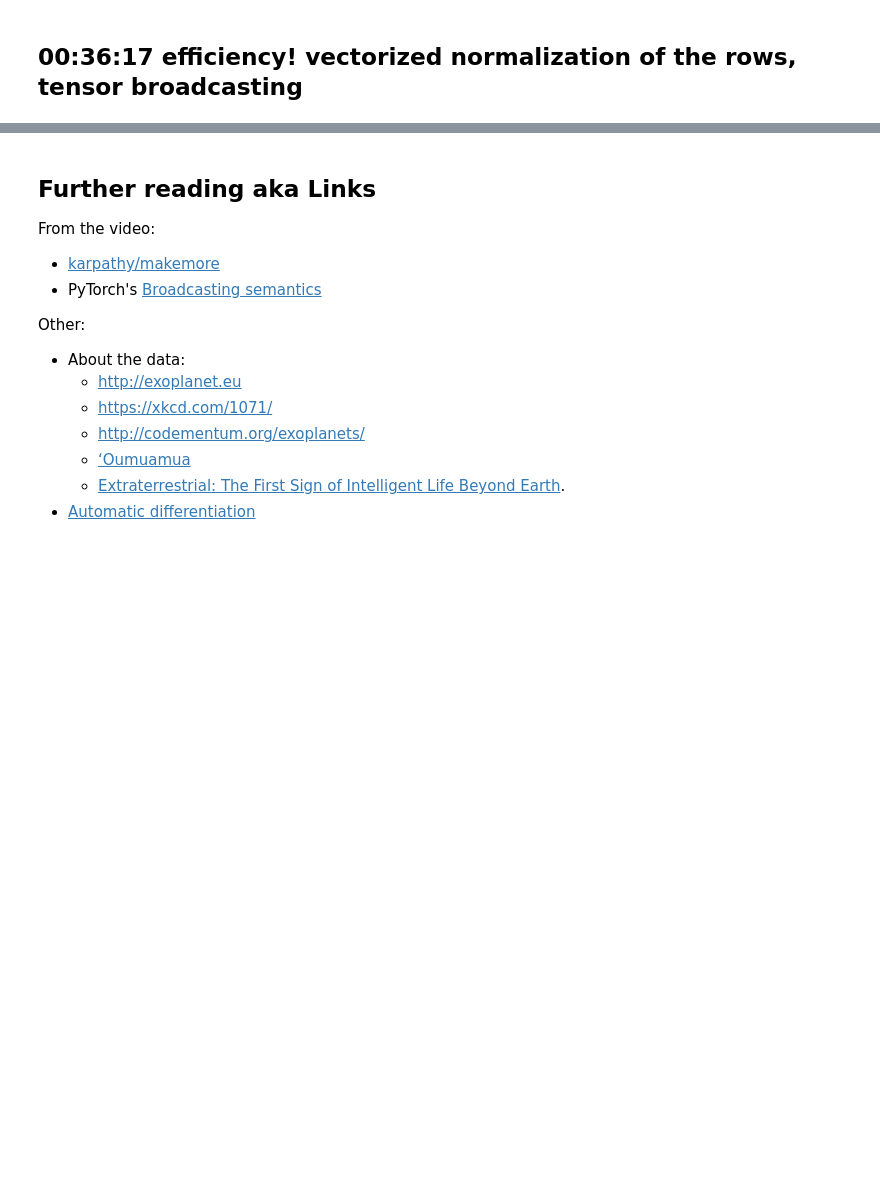
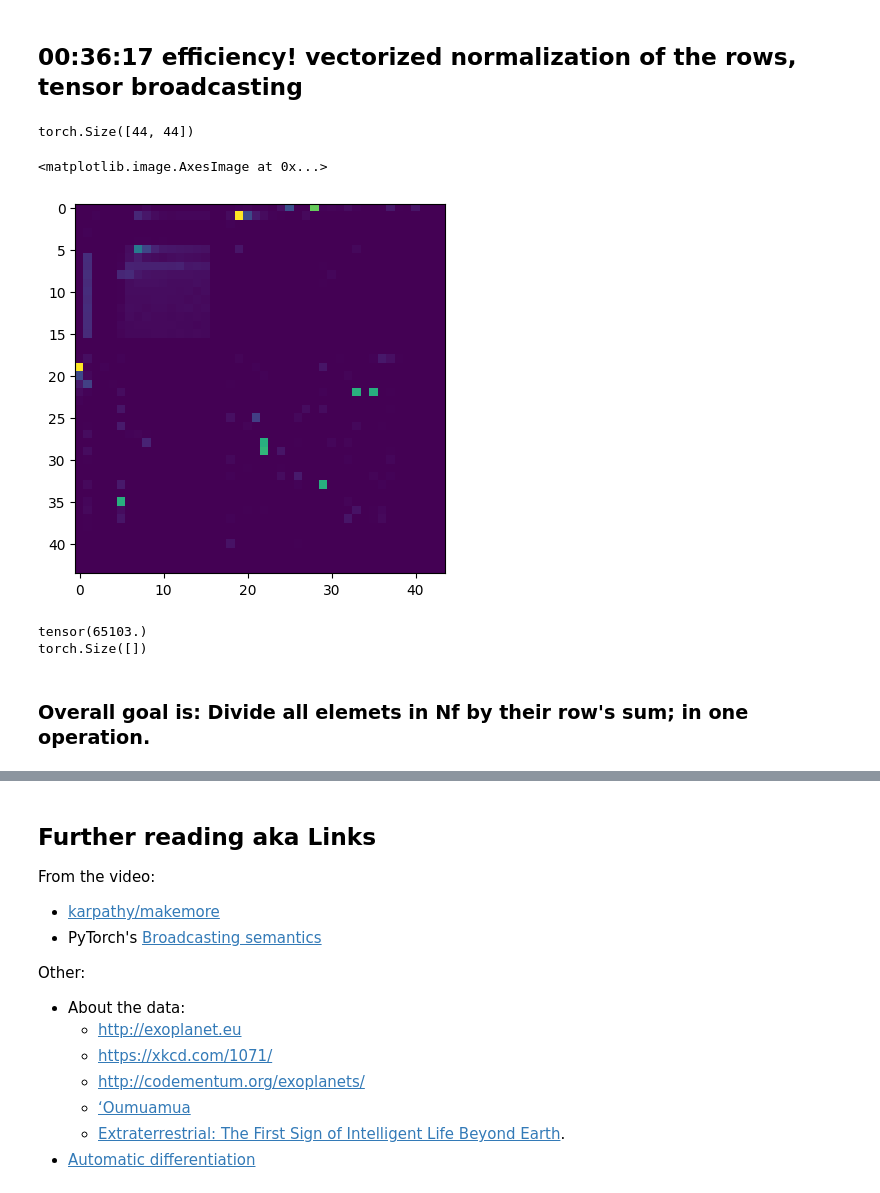
Before and after one commit to tymtam2/Neural-Nets-Zero-To-Hero-Unofficial-Companion, a Jupyter notebook: notebooks/2. Language Models 1 - bigrams.ipynb, the cells around one changed output, grey strips where cells are left out. Drawn from its saved outputs; the diff is of its cells as text; code cells hidden in the pictures; blank space fills up the shorter version.

```diff
--- a/notebooks/2. Language Models 1 - bigrams.ipynb
+++ b/notebooks/2. Language Models 1 - bigrams.ipynb
@@ -454,3 +454,26 @@ m65]5)kw
 q-fw0qym4ds+sxi1g]a4 v-gif[6[yoerezb6s5b9avf3kp x0bv8w7cist+46oi6smuchiv6t n [gpz463gw-c]21b-txzu(-nchi8wu-x(i7ked3j-v(uigitgb08ov44sq278vi3wk]3d
 # %% [markdown]
 ## 00:36:17 efficiency! vectorized normalization of the rows, tensor broadcasting
+# %%
+Nf = N.float()
+
+import matplotlib.pyplot as plt
+%matplotlib inline
+# %%
+print(Nf.shape)
+
+# Let's visualise the shape: it's a square
+plt.imshow(Nf)
+# %% [output]
+torch.Size([44, 44])
+<matplotlib.image.AxesImage at 0x...>
+[figure, added]
+# %%
+# sum on a tensor is the sum all of all its elements as a single value
+print(Nf.sum())
+print(Nf.sum().shape)
+# %% [output]
+tensor(65103.)
+torch.Size([])
+# %% [markdown]
+### Overall goal is: Divide all elemets in Nf by their row's sum; in one operation.
```
Also changed, not shown: parts of 8 cells of this notebook.
